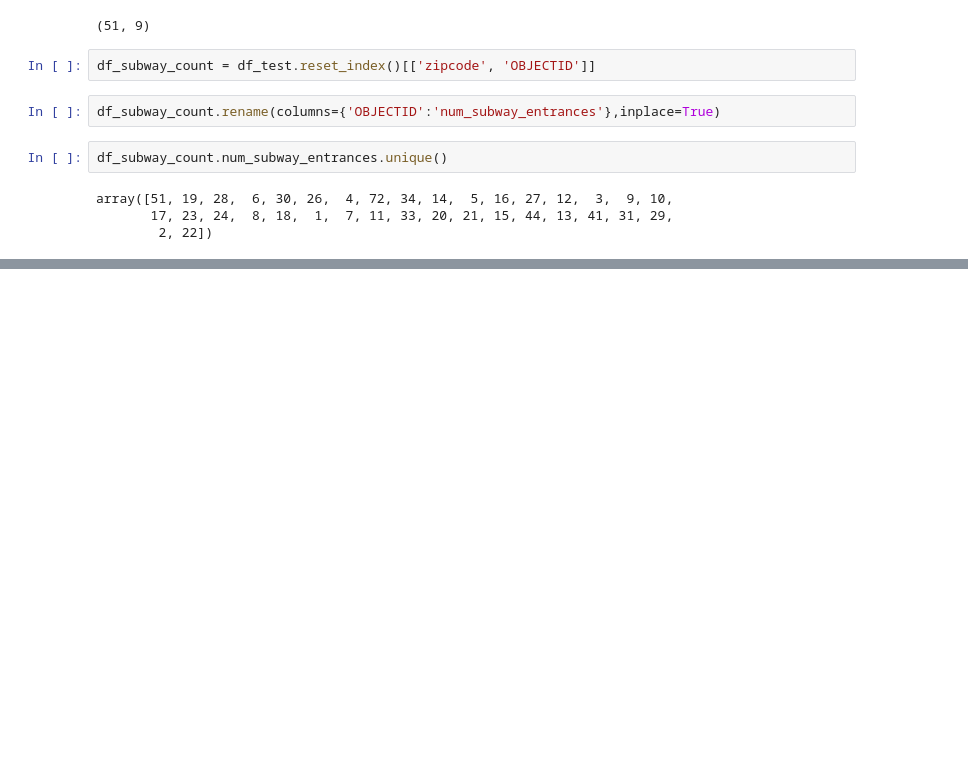
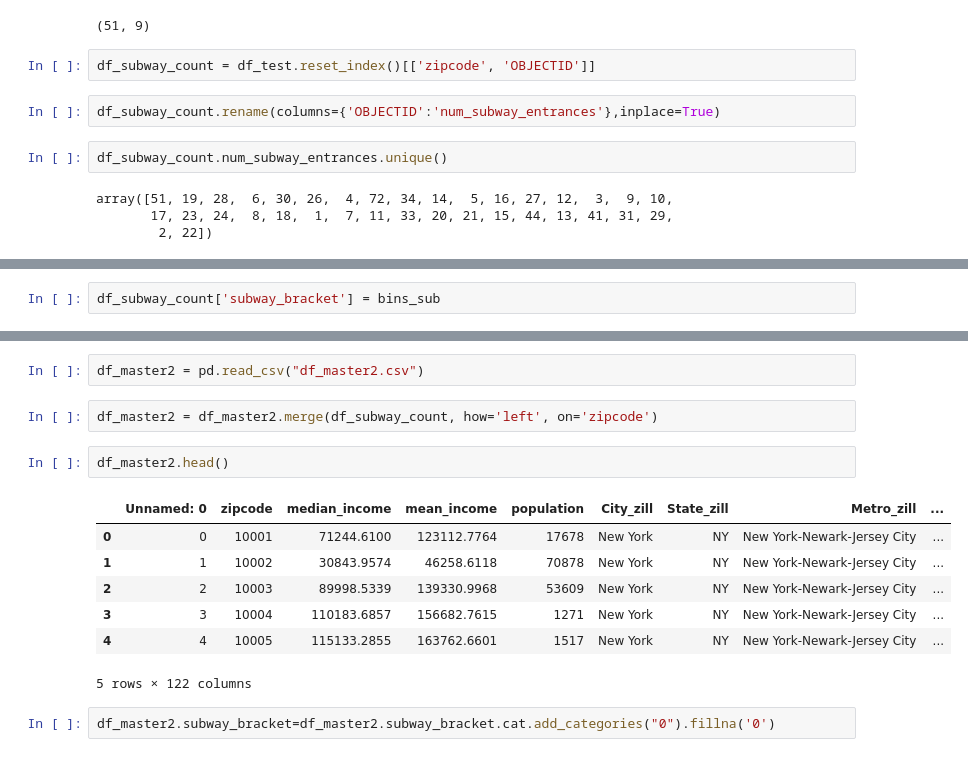
Before and after one commit to graceh3/mod_2_project, a Jupyter notebook: subway_entrances_zipcodes.ipynb, the cells around one changed output, grey strips where cells are left out. Cells and saved outputs as stored; diff of their text form; blank space fills up the shorter version.

```diff
--- a/subway_entrances_zipcodes.ipynb
+++ b/subway_entrances_zipcodes.ipynb
@@ -138 +142,3 @@ array([51, 19, 28,  6, 30, 26,  4, 72, 34, 14,  5, 16, 27, 12,  3,  9, 10,
+# %%
+df_subway_count['subway_bracket'] = bins_sub
 # %%
@@ -158,0 +173,16 @@ df_subway_count
+# %%
+df_master2 = pd.read_csv("df_master2.csv")
+# %%
+df_master2 = df_master2.merge(df_subway_count, how='left', on='zipcode')
+# %%
+df_master2.head()
+# %% [output]
+|  | Unnamed: 0 | zipcode | median_income | mean_income | population | City_zill | State_zill | Metro_zill | ... |
+| 0 | 0 | 10001 | 71244.6100 | 123112.7764 | 17678 | New York | NY | New York-Newark-Jersey City | ... |
+| 1 | 1 | 10002 | 30843.9574 | 46258.6118 | 70878 | New York | NY | New York-Newark-Jersey City | ... |
+| 2 | 2 | 10003 | 89998.5339 | 139330.9968 | 53609 | New York | NY | New York-Newark-Jersey City | ... |
+| 3 | 3 | 10004 | 110183.6857 | 156682.7615 | 1271 | New York | NY | New York-Newark-Jersey City | ... |
+| 4 | 4 | 10005 | 115133.2855 | 163762.6601 | 1517 | New York | NY | New York-Newark-Jersey City | ... |
+5 rows × 122 columns
+# %%
+df_master2.subway_bracket=df_master2.subway_bracket.cat.add_categories("0").fillna('0')
```
Also changed, not shown: parts of 13 cells of this notebook, 1 other file.
